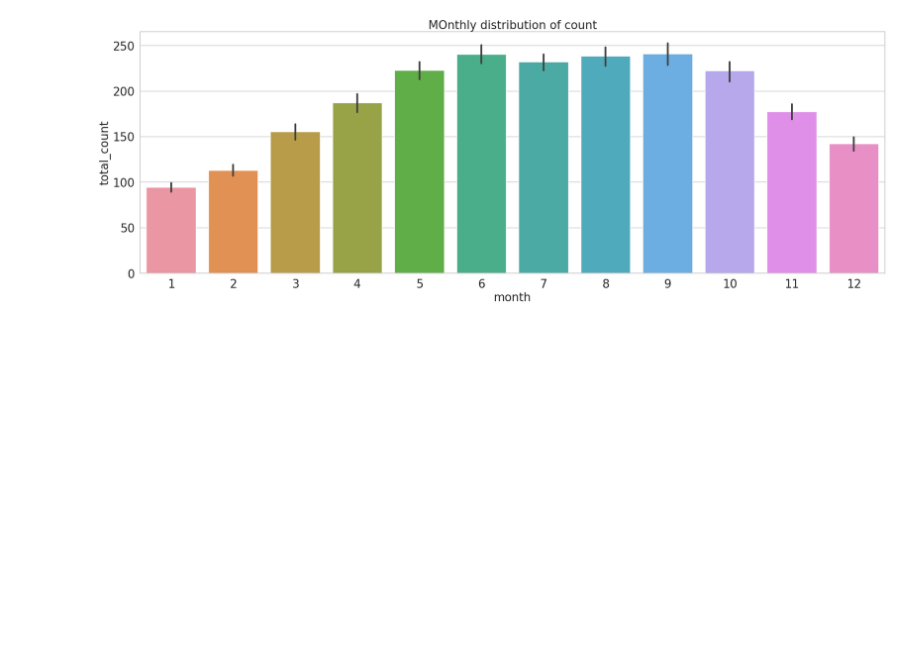
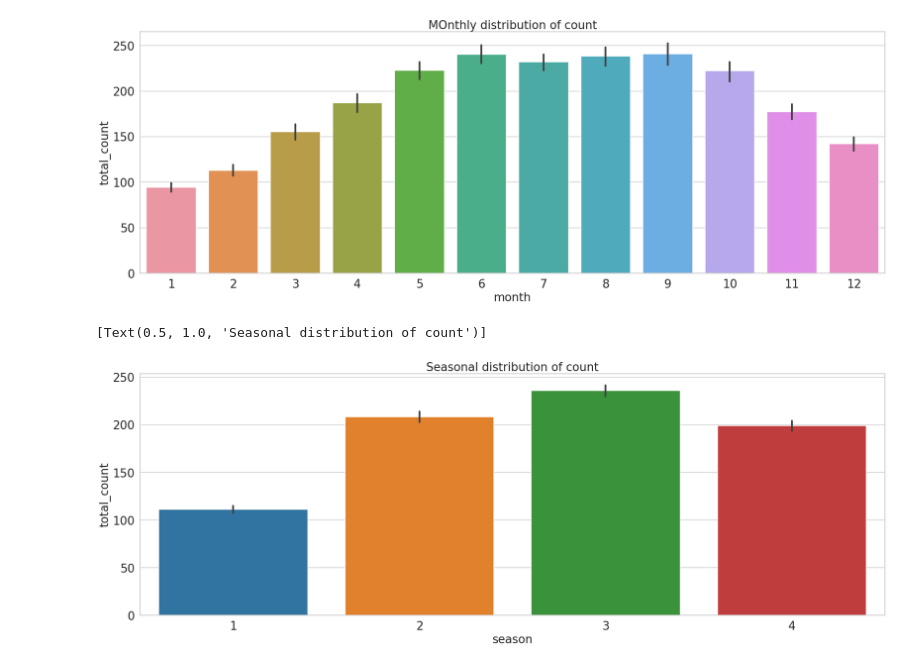
Before and after one commit to rushikeshnaik779/EDA, a Jupyter notebook: Bike_sharing_dataset.ipynb, the cells around one changed output. Drawn from its saved outputs; the diff is of its cells as text; code cells hidden in the pictures; blank space fills up the shorter version.

```diff
--- a/Bike_sharing_dataset.ipynb
+++ b/Bike_sharing_dataset.ipynb
@@ -276,3 +276,16 @@ ax.set(title='MOnthly distribution of count')
 # %% [output]
 [Text(0.5, 1.0, 'MOnthly distribution of count')]
 [figure]
+# %%
+# now lets do seasonal distribution of count
+
+fig, ax = plt.subplots()
+sns.barplot(
+    data = data,
+    x = 'season',
+    y= 'total_count',
+    ax = ax)
+ax.set(title='Seasonal distribution of count')
+# %% [output]
+[Text(0.5, 1.0, 'Seasonal distribution of count')]
+[figure, added]
```
